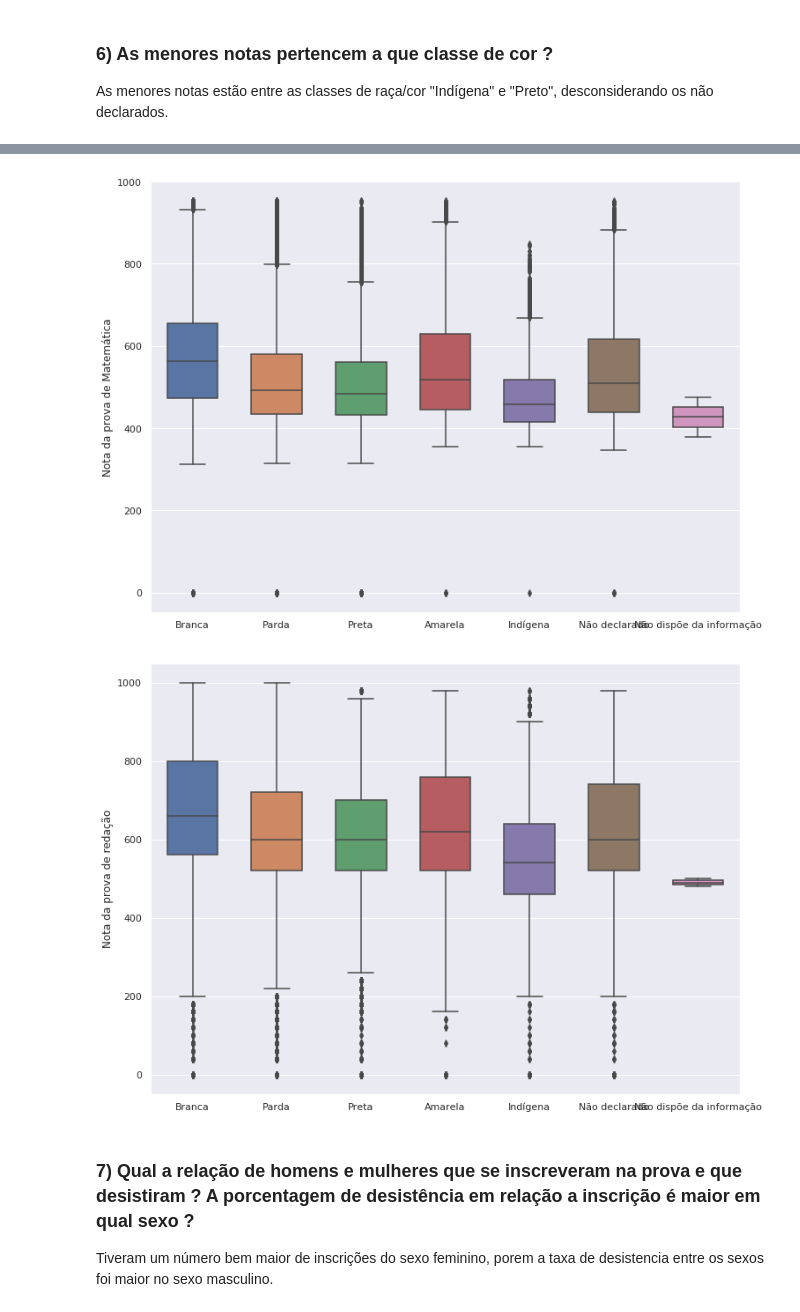
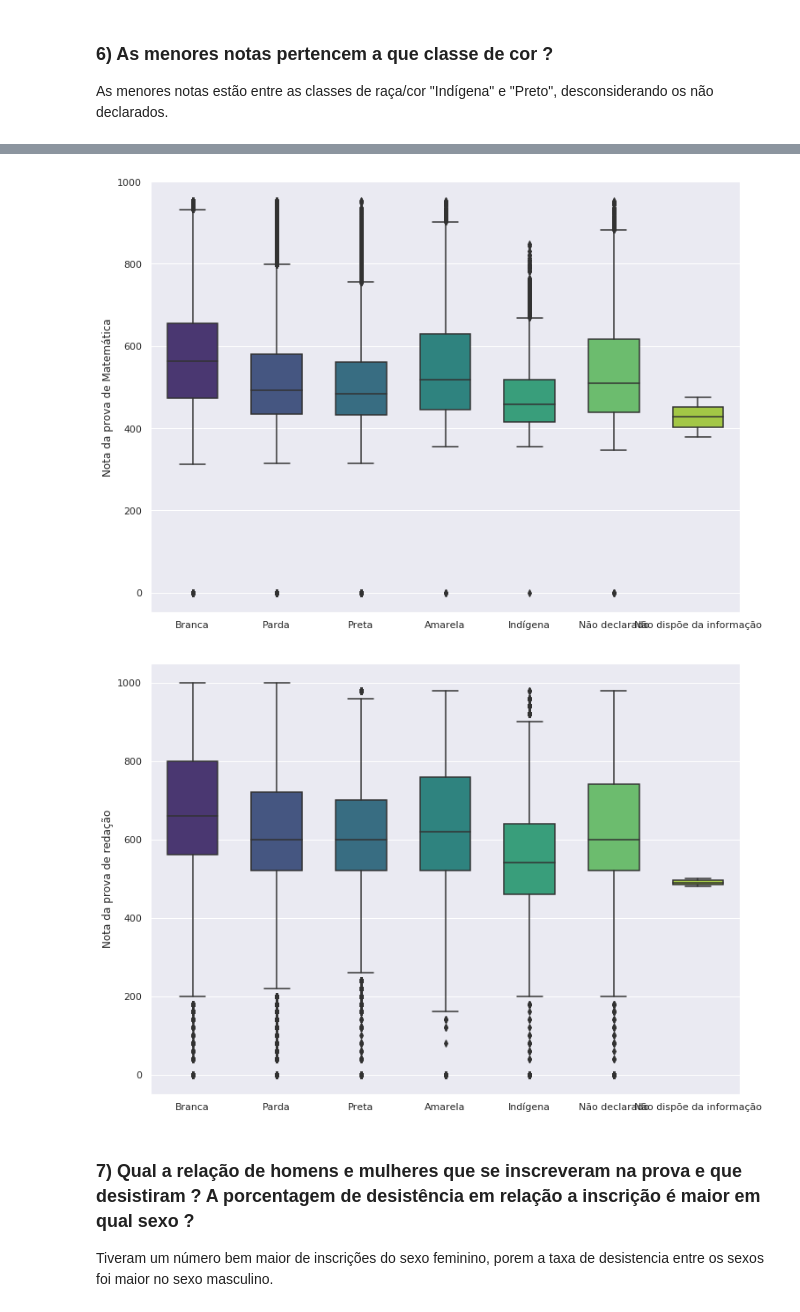
Before and after one commit to CayoEsn/Projeto_Final_Big_Data_Science, a Jupyter notebook: projeto_final_big_data_science_2022.ipynb, the cells around one changed output, grey strips where cells are left out. Saved outputs shown, nothing was run; the diff lists cells and outputs as text; code cells hidden in the pictures.

```diff
--- a/projeto_final_big_data_science_2022.ipynb
+++ b/projeto_final_big_data_science_2022.ipynb
@@ -254,19 +267,19 @@ plt.show()
 # %%
 sns.set(rc={'figure.figsize':(12,9)})
-sns.boxplot(x=enem_2021['TP_COR_RACA'], y=enem_2021['NU_NOTA_MT'], width=0.6)
+sns.boxplot(x=enem_2021['TP_COR_RACA'], y=enem_2021['NU_NOTA_MT'], width=0.6, palette="viridis")
 plt.xlabel("")
 plt.ylabel("Nota da prova de Matemática")
 plt.show()
 # %% [output]
-[figure, old version]
+[figure, new version]
 # %%
 sns.set(rc={'figure.figsize':(12,9)})
-sns.boxplot(x=enem_2021['TP_COR_RACA'], y=enem_2021['NU_NOTA_REDACAO'], width=0.6)
+sns.boxplot(x=enem_2021['TP_COR_RACA'], y=enem_2021['NU_NOTA_REDACAO'], width=0.6, palette="viridis")
 plt.xlabel("")
 plt.ylabel("Nota da prova de redação")
 plt.show()
 # %% [output]
-[figure, old version]
+[figure, new version]
 # %% [markdown]
 <h3>7) Qual a relação de homens e mulheres que se inscreveram na prova e que desistiram ? A porcentagem de desistência em relação a inscrição é maior em qual sexo ?</h3>
 
```
Also changed, not shown: parts of 15 cells of this notebook, 5 other files.
